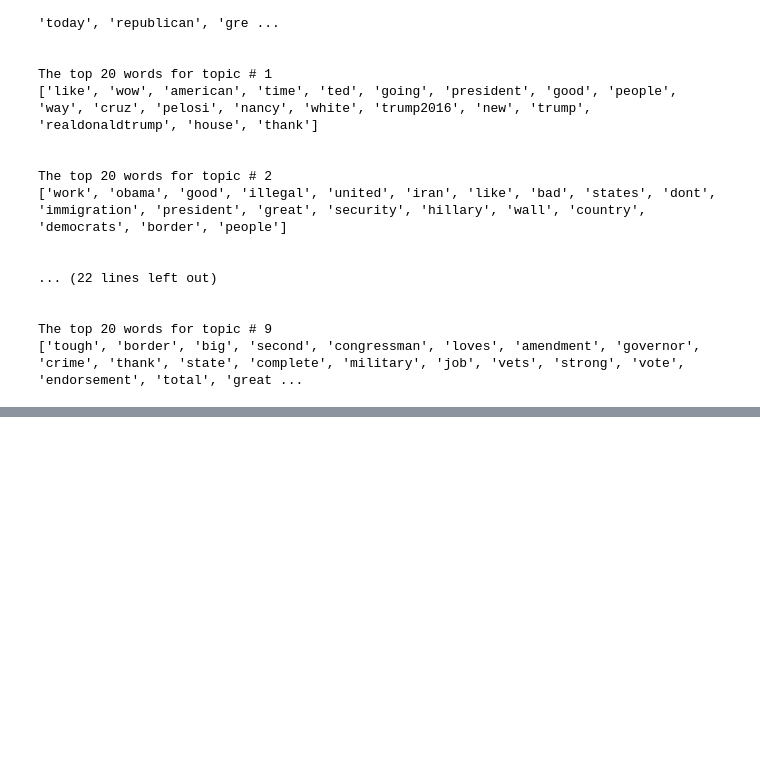
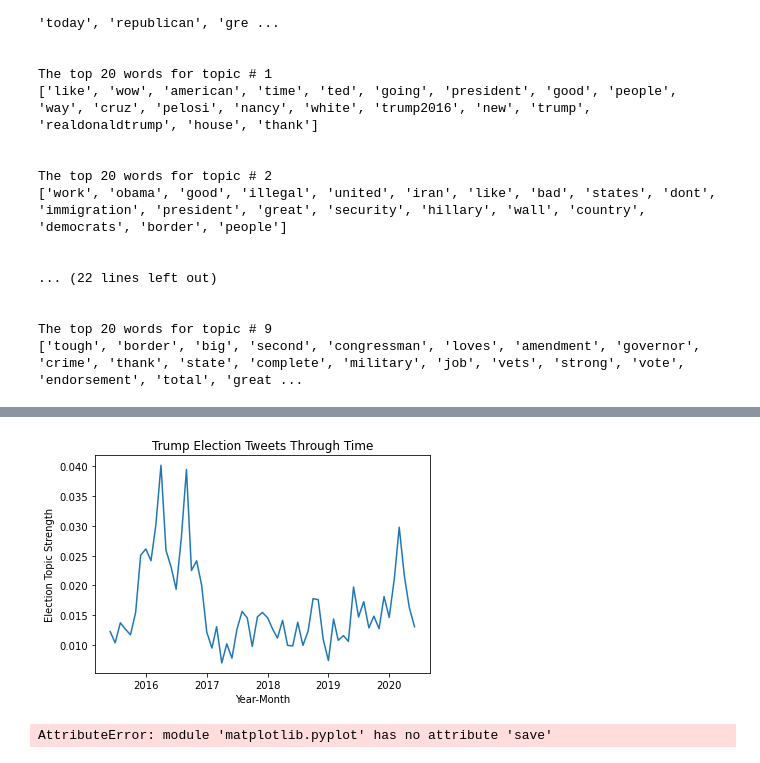
Before and after one commit to mattsegall/metis-project-4, a Jupyter notebook: Data Acquisition and Cleaning.ipynb, the cells around one changed output, grey strips where cells are left out. Saved outputs shown, nothing was run; the diff lists cells and outputs as text; code cells hidden in the pictures; blank space fills up the shorter version.

```diff
--- a/Data Acquisition and Cleaning.ipynb
+++ b/Data Acquisition and Cleaning.ipynb
@@ -277,0 +606,11 @@ The top 20 words for topic # 9
+# %%
+plt.plot(comp_df['DATE'], comp_df['Election'])
+plt.title('Trump Election Tweets Through Time')
+plt.xlabel('Year-Month')
+plt.ylabel('Election Topic Strength')
+plt.show()
+
+plt.save()
+# %% [output]
+[figure, added]
+AttributeError: module 'matplotlib.pyplot' has no attribute 'save'
```
Also changed, not shown: parts of 39 cells of this notebook, 6 other files.
